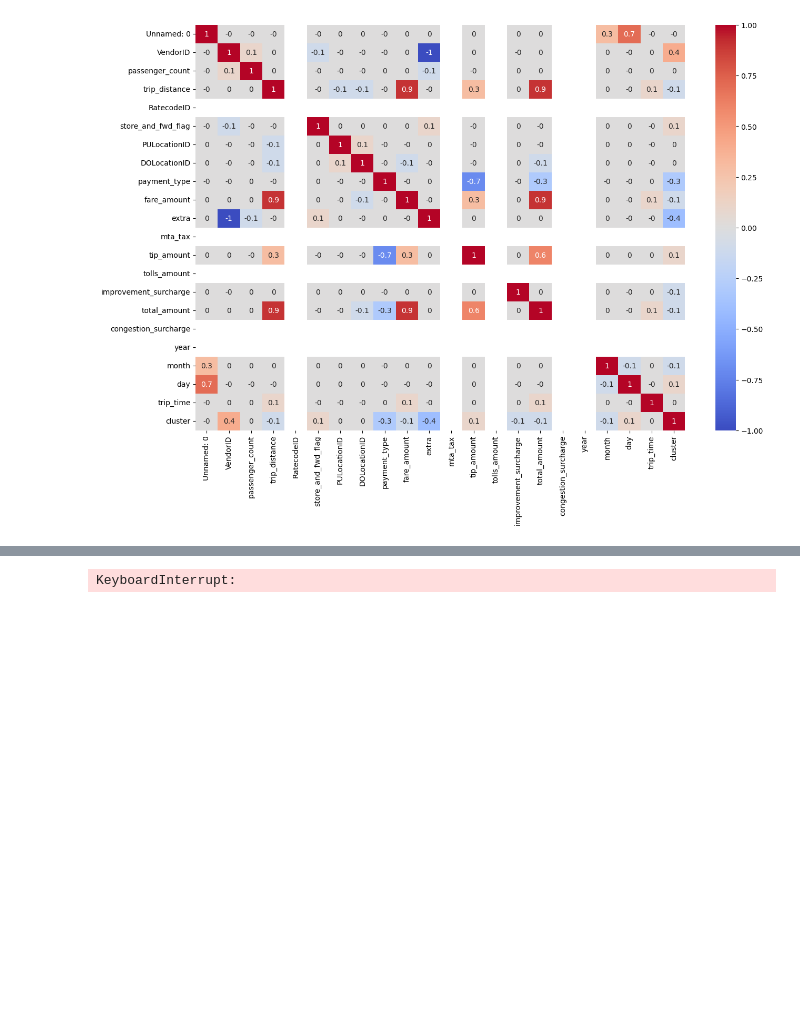
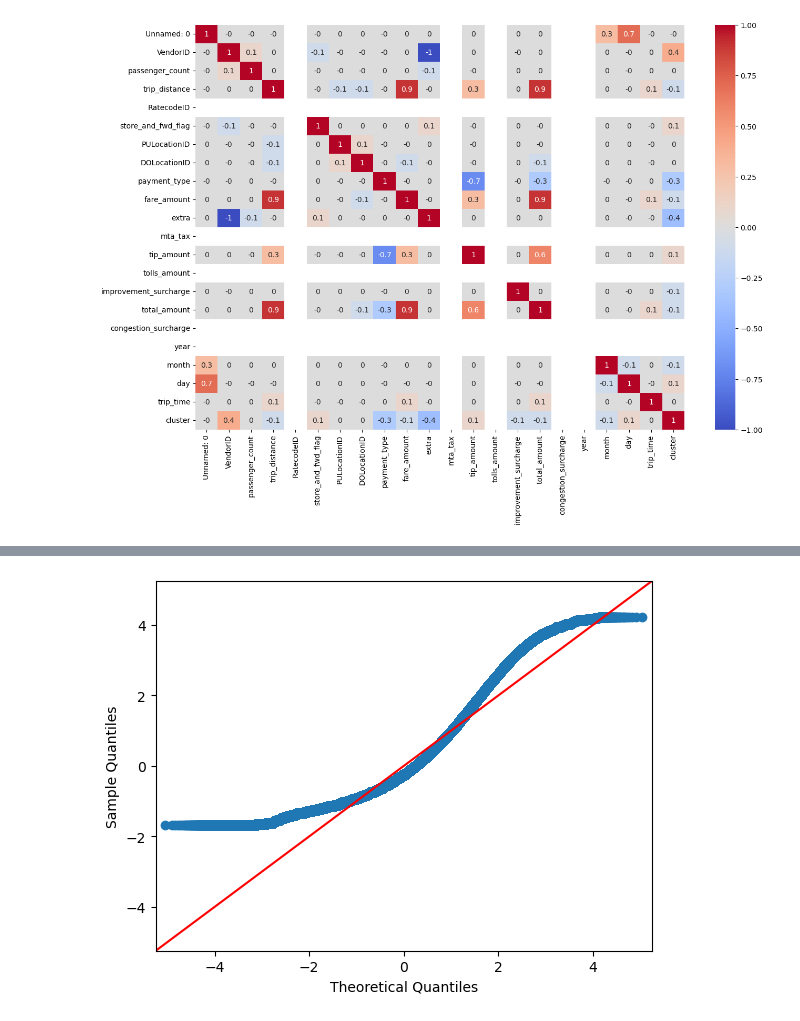
Before and after one commit to tespip/nyamnyam, a Jupyter notebook: Report_1Module.ipynb, the cells around one changed output, grey strips where cells are left out. Saved outputs shown, nothing was run; the diff lists cells and outputs as text; code cells hidden in the pictures; blank space fills up the shorter version.

```diff
--- a/Report_1Module.ipynb
+++ b/Report_1Module.ipynb
@@ -488,0 +466,3 @@ data
+# %%
+data = pd.concat(scaled_groups.values(), axis=0))
+data
@@ -494,8 +488,7 @@ plt.show()
 # %% [output]
 [figure]
 # %%
-need_scale = ['VendorID','trip_distance', 'store_and_fwd_flag', 'fare_amount', 'tip_amount', 'improvement_surcharge', 'total_amount', 'payment_type', 'extra', 'year']
-df_to_scale = data[need_scale]
-df = scaler.inverse_transform(df_to_scale)
+need_columns = ['VendorID','trip_distance', 'store_and_fwd_flag', 'fare_amount', 'tip_amount', 'improvement_surcharge', 'total_amount', 'payment_type', 'extra', 'year', 'cluster']
+df = data[need_columns]
 df
 # %% [output]
@@ -503,7 +508,7 @@ ValueError: operands could not be broadcast together with shapes (4372330,10) (2
-# %%
-from sklearn.metrics import silhouette_score
-silhouette_score(scaled_groups[2019], kmeans.fit_predict(scaled_groups[2019]))
-silhouette_score(scaled_groups[2020], kmeans.fit_predict(scaled_groups[2020]))
-silhouette_score(scaled_groups[2021], kmeans.fit_predict(scaled_groups[2021]))
-# %% [output]
-KeyboardInterrupt:
+# %%
+from statsmodels.graphics.gofplots import qqplot
+
+qqplot(df['trip_distance'], fit=True,line="45")
+plt.show()
+# %% [output]
+[figure, added]
```
Also changed, not shown: parts of 16 cells of this notebook.
